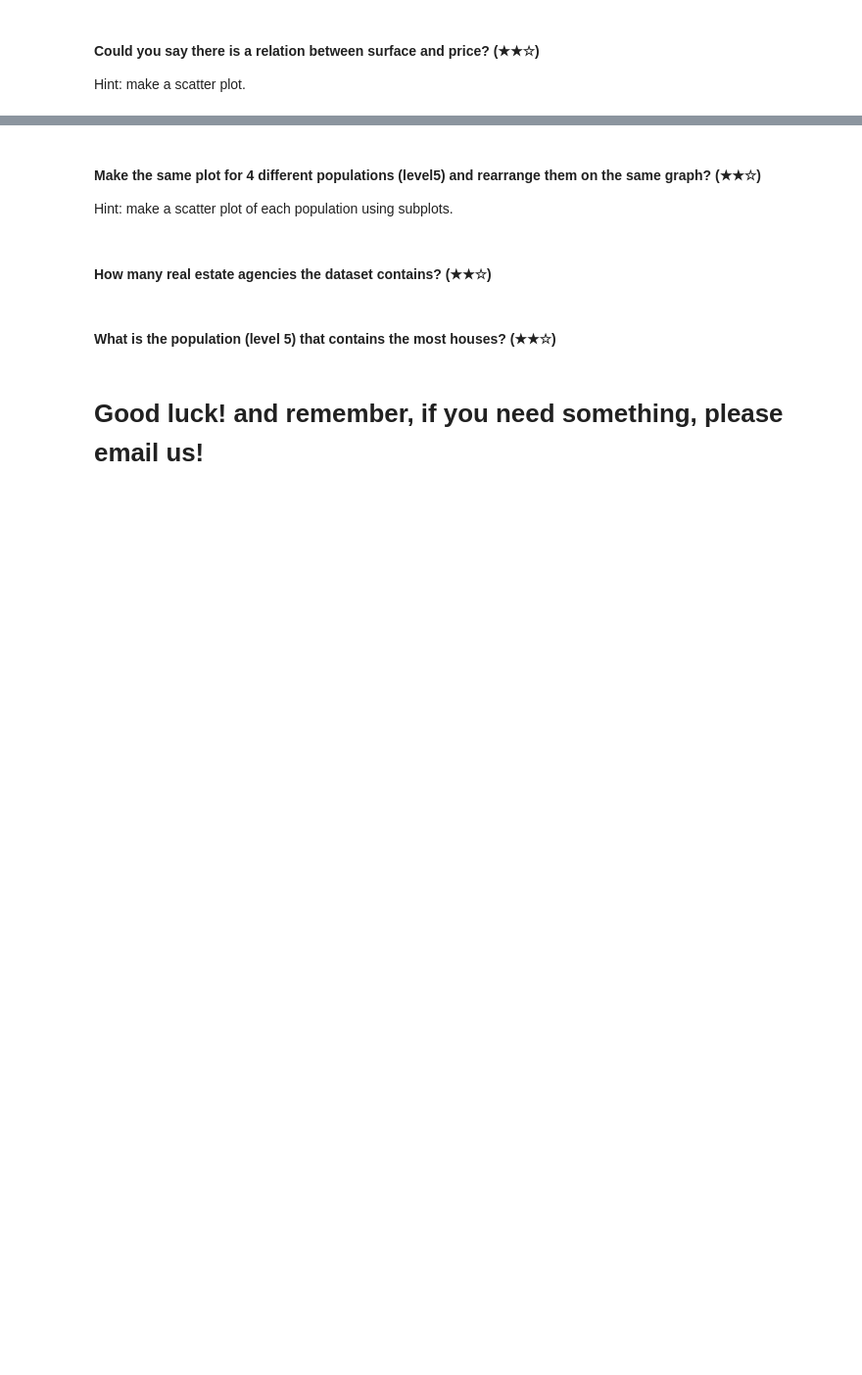
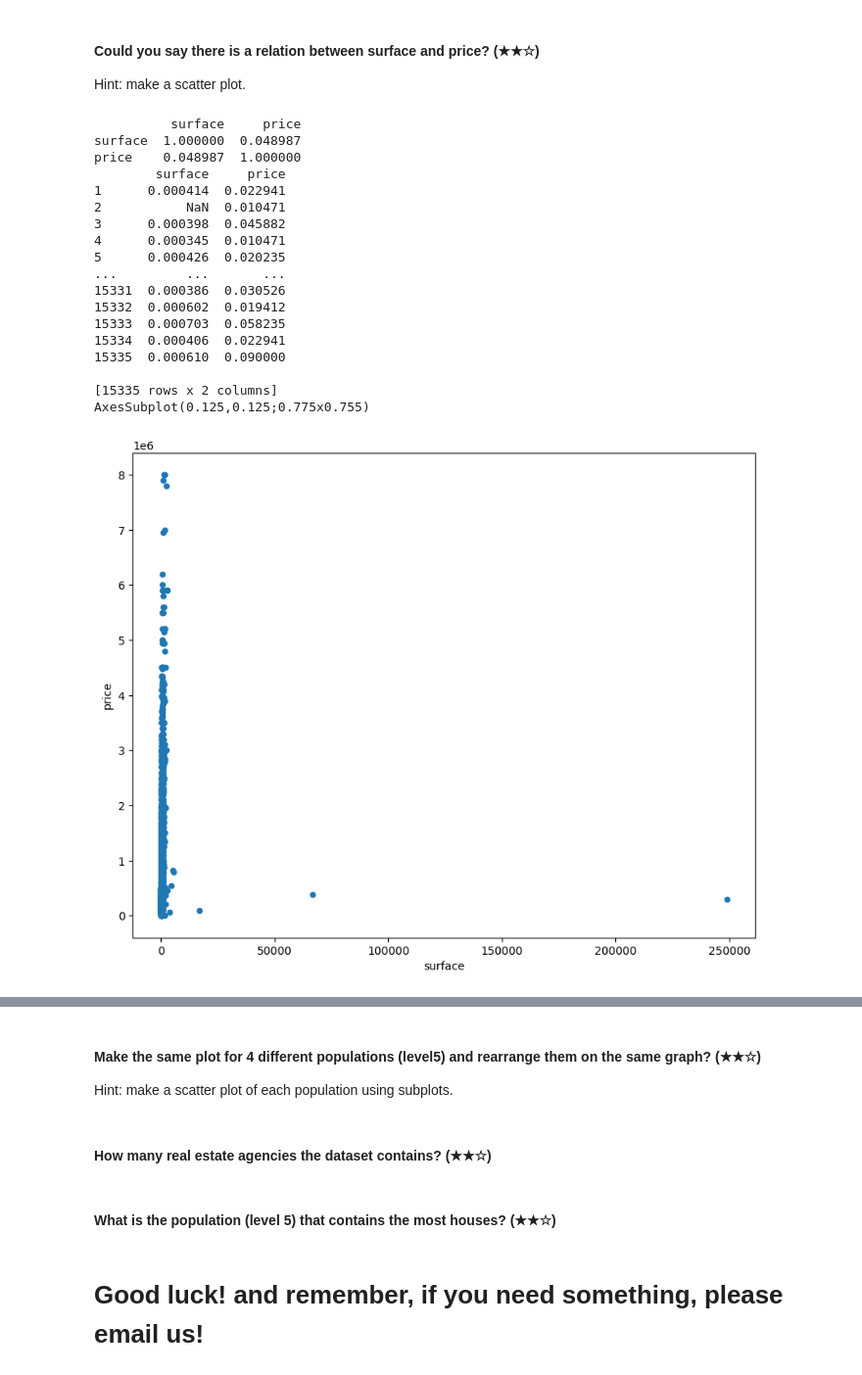
Before and after one commit to Alquem/ml_pre_work, a Jupyter notebook: 06-final_project/project.ipynb, the cells around one changed output, grey strips where cells are left out. Shown at 98% size. Saved outputs shown, nothing was run; the diff lists cells and outputs as text; code cells hidden in the pictures; blank space fills up the shorter version.

```diff
--- a/06-final_project/project.ipynb
+++ b/06-final_project/project.ipynb
@@ -223,3 +320,29 @@ Map(center=[60, -2.2], controls=(ZoomControl(options=['position', 'zoom_in_text'
 # %% [markdown]
 #### Could you say there is a relation between surface and price? (★★☆)
 Hint: make a scatter plot.
+# %%
+df.plot(kind="scatter", x="surface", y="price")
+print((df[["surface", "price"]]/df[["surface", "price"]].max()).corr())
+print((df[["surface", "price"]]/df[["surface", "price"]].max()))
+df_price_m2 = (df[["surface", "price"]]/df[["surface", "price"]].max())
+print(df_price_m2.plot(kind="scatter", x="surface", y="price"))
+# %% [output]
+          surface     price
+surface  1.000000  0.048987
+price    0.048987  1.000000
+        surface     price
+1      0.000414  0.022941
+2           NaN  0.010471
+3      0.000398  0.045882
+4      0.000345  0.010471
+5      0.000426  0.020235
+...         ...       ...
+15331  0.000386  0.030526
+15332  0.000602  0.019412
+15333  0.000703  0.058235
+15334  0.000406  0.022941
+15335  0.000610  0.090000
+
+[15335 rows x 2 columns]
+AxesSubplot(0.125,0.125;0.775x0.755)
+[figure, added]
```
Also changed, not shown: parts of 5 cells of this notebook.
